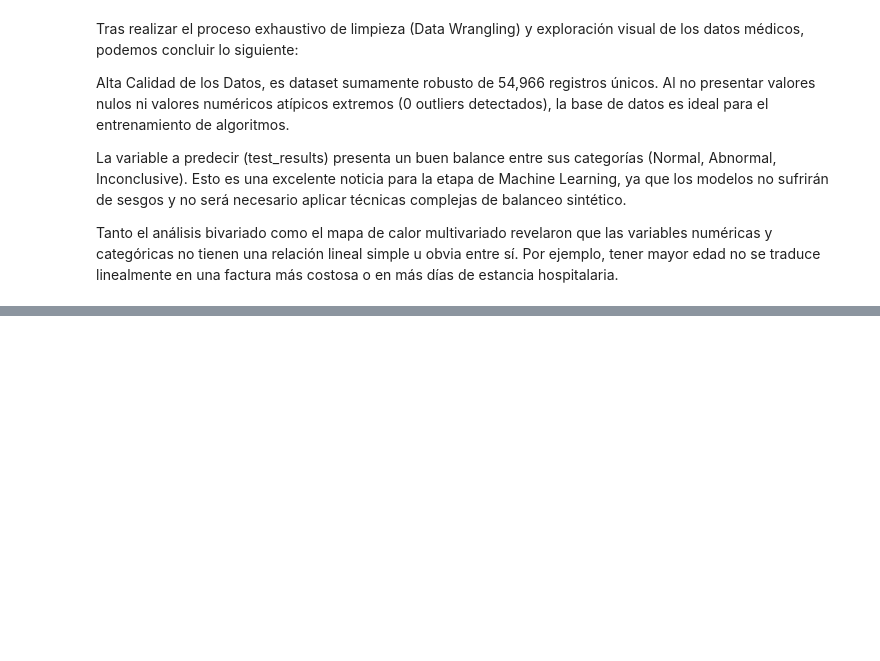
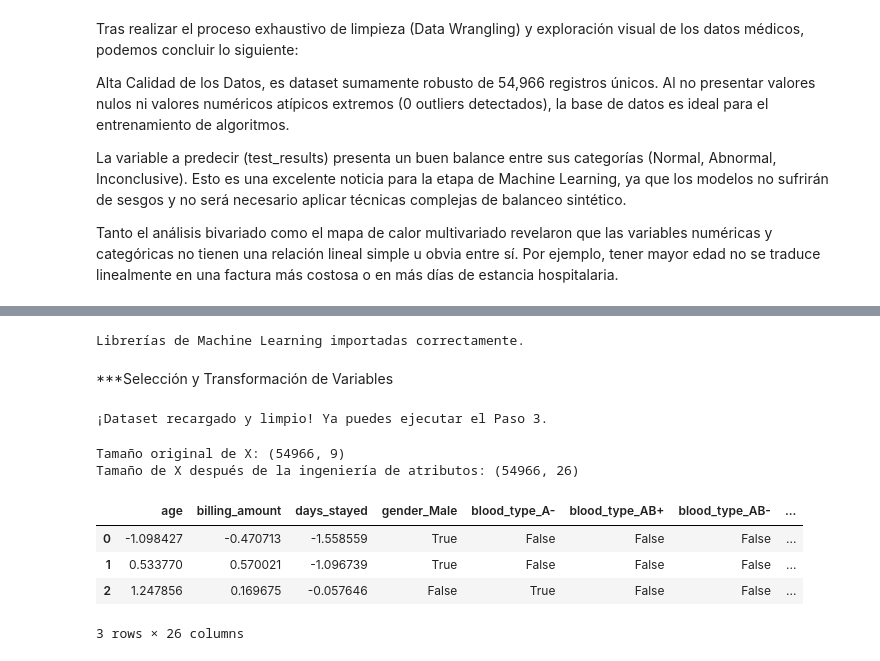
Before and after one commit to yohagil/Data_Science_ML_Project, a Jupyter notebook: Proyecto_Data_Science_II.ipynb, the cells around one changed output, grey strips where cells are left out. Cells and saved outputs as stored; diff of their text form; code cells hidden in the pictures; blank space fills up the shorter version.

```diff
--- a/Proyecto_Data_Science_II.ipynb
+++ b/Proyecto_Data_Science_II.ipynb
@@ -333,0 +346,80 @@ Tanto el análisis bivariado como el mapa de calor multivariado revelaron que la
+# %%
+# ==============================================================================
+# 2. IMPORTACIÓN DE LIBRERÍAS PARA MACHINE LEARNING
+# ==============================================================================
+from sklearn.model_selection import train_test_split
+from sklearn.preprocessing import LabelEncoder, StandardScaler
+from sklearn.ensemble import RandomForestClassifier
+from sklearn.tree import DecisionTreeClassifier
+from sklearn.metrics import accuracy_score, classification_report, confusion_matrix
+import warnings
+warnings.filterwarnings('ignore')
+
+print("Librerías de Machine Learning importadas correctamente.")
+# %% [output]
+Librerías de Machine Learning importadas correctamente.
+# %% [markdown]
+***Selección y Transformación de Variables
+# %%
+# ==============================================================================
+# "RECORDATORIO" PARA COLAB: CARGA Y LIMPIEZA RÁPIDA
+# ==============================================================================
+import pandas as pd
+
+# 1. Cargamos el dataset desde tu GitHub
+url = "https://raw.githubusercontent.com/yohagil/Data_Science_ML_Project/refs/heads/main/Dataset-Conjunto%20de%20datos%20de%20atenci%C3%B3n%20m%C3%A9dica.csv"
+df = pd.read_csv(url)
+
+# 2. Normalizamos nombres de columnas (minúsculas y guiones bajos)
+df.columns = df.columns.str.lower().str.replace(' ', '_')
+
+# 3. Borramos duplicados
+df = df.drop_duplicates()
+
+# 4. Creamos la columna 'days_stayed'
+df['date_of_admission'] = pd.to_datetime(df['date_of_admission'])
+df['discharge_date'] = pd.to_datetime(df['discharge_date'])
+df['days_stayed'] = (df['discharge_date'] - df['date_of_admission']).dt.days
+
+print("¡Dataset recargado y limpio! Ya puedes ejecutar el Paso 3.")
+# %% [output]
+¡Dataset recargado y limpio! Ya puedes ejecutar el Paso 3.
+# %%
+# ==============================================================================
+# 3. INGENIERÍA DE ATRIBUTOS (FEATURE ENGINEERING)
+# ==============================================================================
+
+# 3.1. Eliminar columnas que no aportan valor predictivo (IDs, Nombres, Fechas ya procesadas)
+columnas_a_eliminar = ['name', 'date_of_admission', 'discharge_date', 'doctor', 'hospital', 'room_number']
+df_ml = df.drop(columns=columnas_a_eliminar)
+
+# 3.2. Separar las variables predictoras (X) de la variable a predecir (y)
+X = df_ml.drop(columns=['test_results'])
+y = df_ml['test_results']
+
+# 3.3. Codificar la variable objetivo (y) a números (Normal=0, Abnormal=1, Inconclusive=2)
+le_y = LabelEncoder()
+y_encoded = le_y.fit_transform(y)
+
+# 3.4. Transformar variables categóricas de texto a números (One-Hot Encoding)
+# Esto convierte columnas como 'gender' en 'gender_Male' y 'gender_Female' con 1s y 0s.
+X_encoded = pd.get_dummies(X, drop_first=True)
+
+# 3.5. Normalización/Estandarización de variables numéricas
+# Escalar valores como 'billing_amount' o 'age' para que todas tengan el mismo peso
+scaler = StandardScaler()
+# Solo escalamos las numéricas originales, no los 1s y 0s que acabamos de crear
+cols_numericas = ['age', 'billing_amount', 'days_stayed']
+X_encoded[cols_numericas] = scaler.fit_transform(X_encoded[cols_numericas])
+
+print(f"Tamaño original de X: {X.shape}")
+print(f"Tamaño de X después de la ingeniería de atributos: {X_encoded.shape}")
+display(X_encoded.head(3))
+# %% [output]
+Tamaño original de X: (54966, 9)
+Tamaño de X después de la ingeniería de atributos: (54966, 26)
+|  | age | billing_amount | days_stayed | gender_Male | blood_type_A- | blood_type_AB+ | blood_type_AB- | ... |
+| 0 | -1.098427 | -0.470713 | -1.558559 | True | False | False | False | ... |
+| 1 | 0.533770 | 0.570021 | -1.096739 | True | False | False | False | ... |
+| 2 | 1.247856 | 0.169675 | -0.057646 | False | True | False | False | ... |
+3 rows × 26 columns
```
Also changed, not shown: parts of 14 cells of this notebook.
